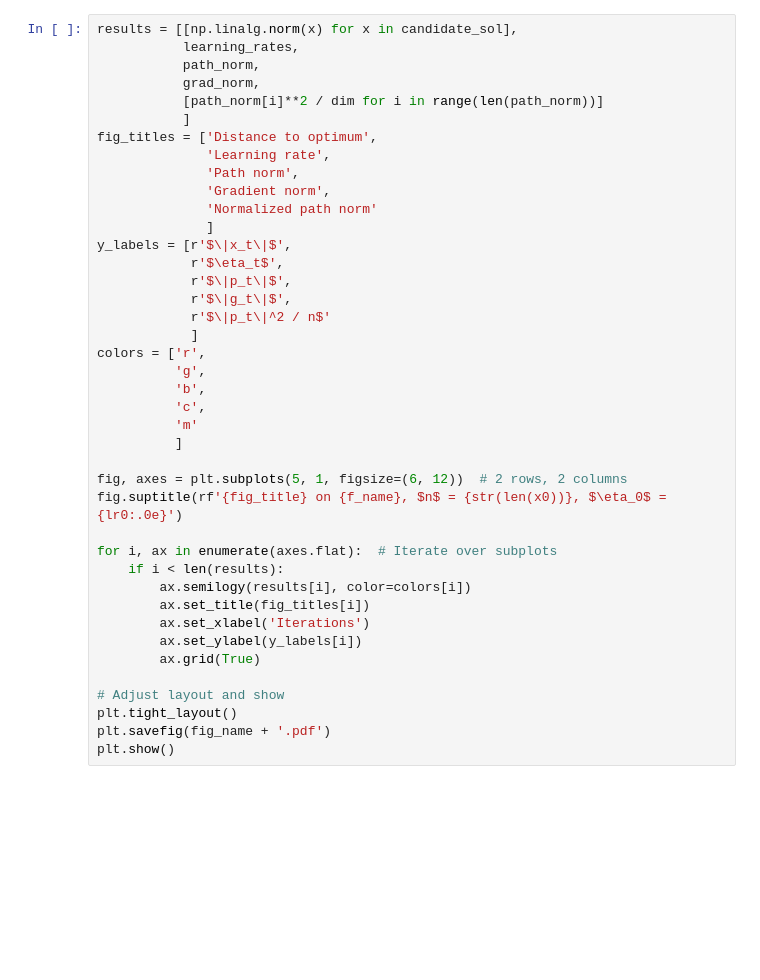
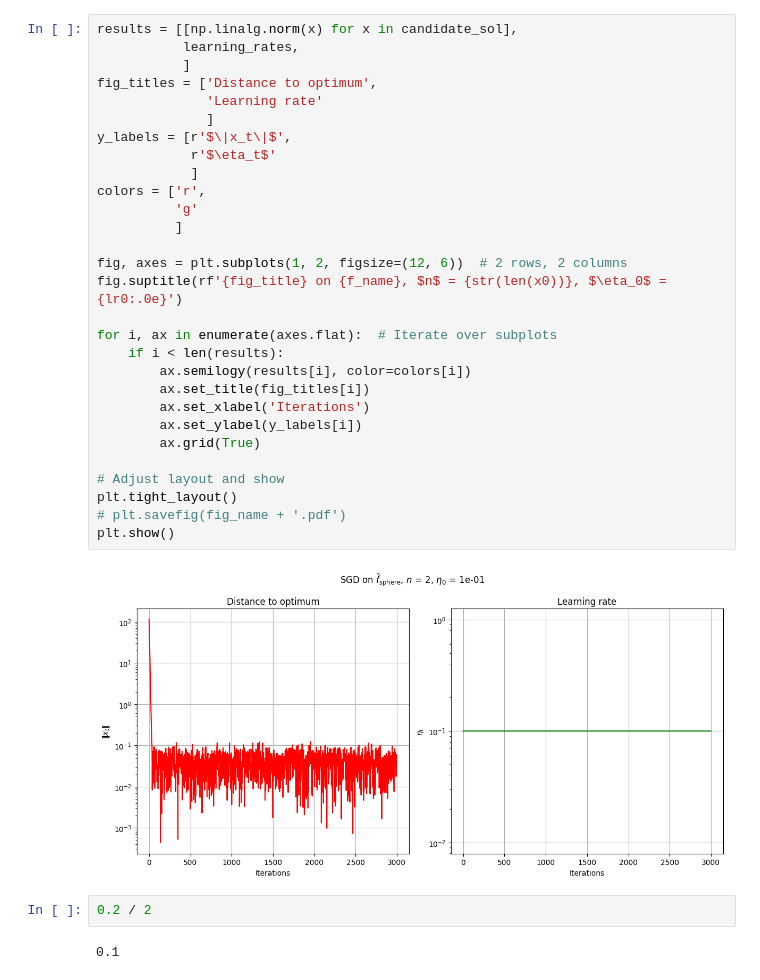
Before and after one commit to asmaatamna/cumulative-learning-rate-adaptation, a Jupyter notebook: Adam_CLARA_numerical_functions.ipynb, the cells around one changed output. Drawn from its saved outputs; the diff is of its cells as text; blank space fills up the shorter version.

```diff
--- a/Adam_CLARA_numerical_functions.ipynb
+++ b/Adam_CLARA_numerical_functions.ipynb
@@ -239,41 +86,35 @@ Optimized x:  [-6.95553490e-13 -1.85363542e-12]
 # %%
 results = [[np.linalg.norm(x) for x in candidate_sol],
            learning_rates,
-           path_norm,
-           grad_norm,
-           [path_norm[i]**2 / dim for i in range(len(path_norm))]
            ]
 fig_titles = ['Distance to optimum',
-              'Learning rate',
-              'Path norm',
-              'Gradient norm',
-              'Normalized path norm'
+              'Learning rate'
               ]
 y_labels = [r'$\|x_t\|$',
-            r'$\eta_t$',
-            r'$\|p_t\|$',
-            r'$\|g_t\|$',
-            r'$\|p_t\|^2 / n$'
+            r'$\eta_t$'
             ]
 colors = ['r',
-          'g',
-          'b',
-          'c',
-          'm'
+          'g'
           ]
 
-fig, axes = plt.subplots(5, 1, figsize=(6, 12))  # 2 rows, 2 columns
+fig, axes = plt.subplots(1, 2, figsize=(12, 6))  # 2 rows, 2 columns
 fig.suptitle(rf'{fig_title} on {f_name}, $n$ = {str(len(x0))}, $\eta_0$ = {lr0:.0e}')
 
 for i, ax in enumerate(axes.flat):  # Iterate over subplots
     if i < len(results):
         ax.semilogy(results[i], color=colors[i])
         ax.set_title(fig_titles[i])
         ax.set_xlabel('Iterations')
         ax.set_ylabel(y_labels[i])
         ax.grid(True)
 
 # Adjust layout and show
 plt.tight_layout()
-plt.savefig(fig_name + '.pdf')
+# plt.savefig(fig_name + '.pdf')
 plt.show()
+# %% [output]
+[figure, added]
+# %%
+0.2 / 2
+# %% [output]
+0.1
```
Also changed, not shown: parts of 7 cells of this notebook.
